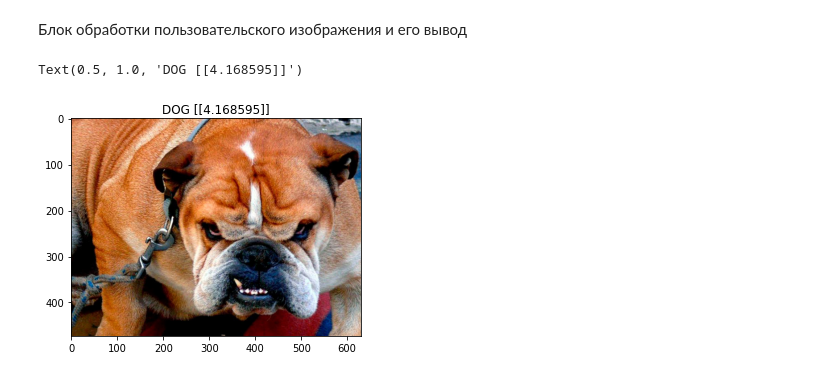
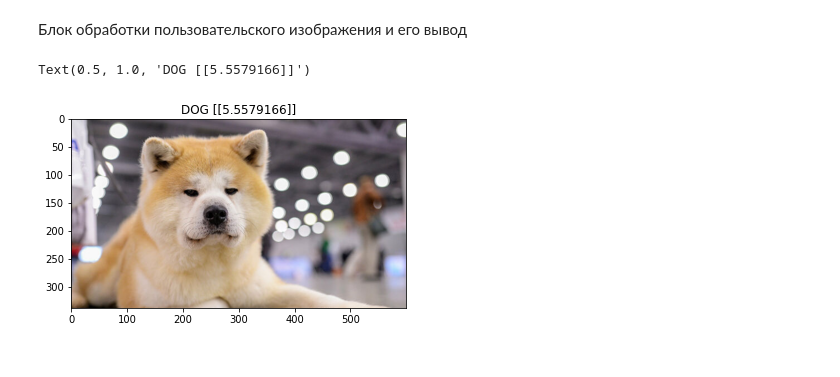
Before and after one commit to Vlhub/NeuralPractice, a Jupyter notebook: CatOrDog_Neural.ipynb, the cells around one changed output. Drawn from its saved outputs; the diff is of its cells as text; code cells hidden in the pictures.

```diff
--- a/CatOrDog_Neural.ipynb
+++ b/CatOrDog_Neural.ipynb
@@ -11,11 +11,11 @@ from google.colab import files
 # %% [markdown]
 Запись в массив исходных данных, полученных из публичного датасета
 # %%
-train, _ = tfds.load("cats_vs_dogs", split=['train[:100%]'], with_info=True, as_supervised=True)
+train = tfds.load("cats_vs_dogs", split=['train[:100%]'], as_supervised=True)
 # %% [markdown]
 Проверка вывода изображения и его метаинформации
 # %%
-for img, metavalue in train[0].take(1):
+for img, metavalue in train[0].take(2):
   plt.figure()
   plt.imshow(img)
   print(metavalue)
@@ -27,5 +29,5 @@ tf.Tensor(1, shape=(), dtype=int64)
 # %%
-size = 256 #нейросеть работает именно с разрешением 224х224
+size = 224 #нейросеть работает именно с разрешением 224х224
 def image_resizing(img, metavalue):
   img = tf.cast(img, tf.float32)
   img = tf.image.resize(img, (size, size))
@@ -69,15 +71,15 @@ Saving 3.jpg to 3.jpg
 # %% [markdown]
 Блок обработки пользовательского изображения и его вывод
 # %%
-new_image = load_img('3.jpg')
+new_image = load_img('34.jpg')
 img_array = img_to_array(new_image)
 img_resized, _ = image_resizing(img_array, _)
-img_expended = np.expand_dims(img_resized, axis = 0)
-prediction = model.predict(img_expended)
-pred_label = "CAT" if prediction < 0.5 else "DOG"
+img_expanded = np.expand_dims(img_resized, axis = 0)
+prediction = model.predict(img_expanded)
+pred_label = "CAT" if prediction < 0.5 else "САБАКА СОГЛАСНЫ?"
 plt.figure()
 plt.imshow(new_image)
 plt.title(f'{pred_label} {prediction}')
 # %% [output]
-Text(0.5, 1.0, 'DOG [[4.168595]]')
+Text(0.5, 1.0, 'DOG [[5.5579166]]')
-[figure, old version]
+[figure, new version]
```
Also changed, not shown: parts of 4 cells of this notebook.
